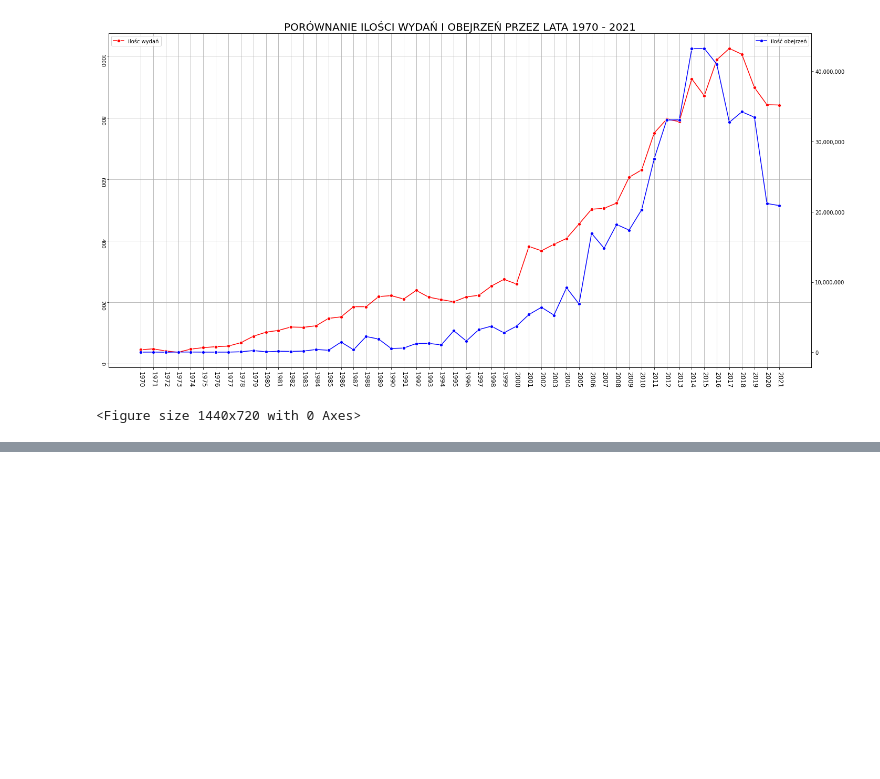
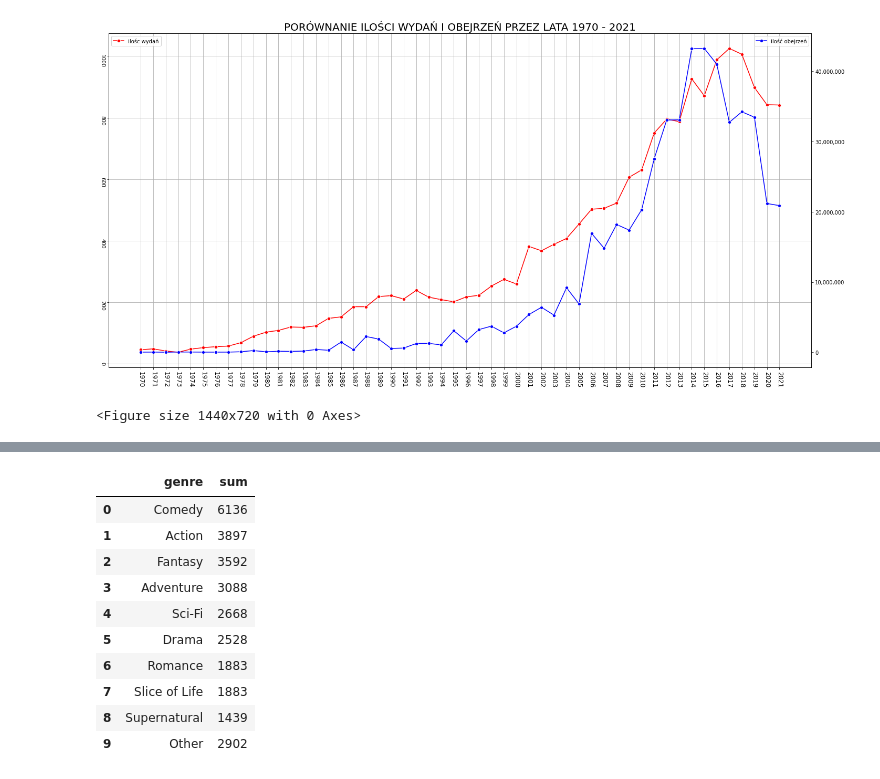
Before and after one commit to BloodyShrimp/Visualizing_Anime, a Jupyter notebook: data_refining.ipynb, the cells around one changed output, grey strips where cells are left out. Saved outputs shown, nothing was run; the diff lists cells and outputs as text; code cells hidden in the pictures; blank space fills up the shorter version.

```diff
--- a/data_refining.ipynb
+++ b/data_refining.ipynb
@@ -580,0 +625,19 @@ plt.clf()
+# %%
+other_sum = genres_pie_genres.loc[genres_pie_genres['sum'] < 1000, 'sum'].sum()
+genres_pie_genres = genres_pie_genres[genres_pie_genres['sum'] >= 1000]
+other_row = {'genre': 'Other', 'sum': other_sum}
+genres_pie_genres = genres_pie_genres.sort_values(by=['sum', 'genre'], ascending=[False, True], ignore_index=True)
+genres_pie_genres = genres_pie_genres.append(other_row, ignore_index=True)
+genres_pie_genres
+# %% [output]
+|  | genre | sum |
+| 0 | Comedy | 6136 |
+| 1 | Action | 3897 |
+| 2 | Fantasy | 3592 |
+| 3 | Adventure | 3088 |
+| 4 | Sci-Fi | 2668 |
+| 5 | Drama | 2528 |
+| 6 | Romance | 1883 |
+| 7 | Slice of Life | 1883 |
+| 8 | Supernatural | 1439 |
+| 9 | Other | 2902 |
```
Also changed, not shown: parts of 4 cells of this notebook.
